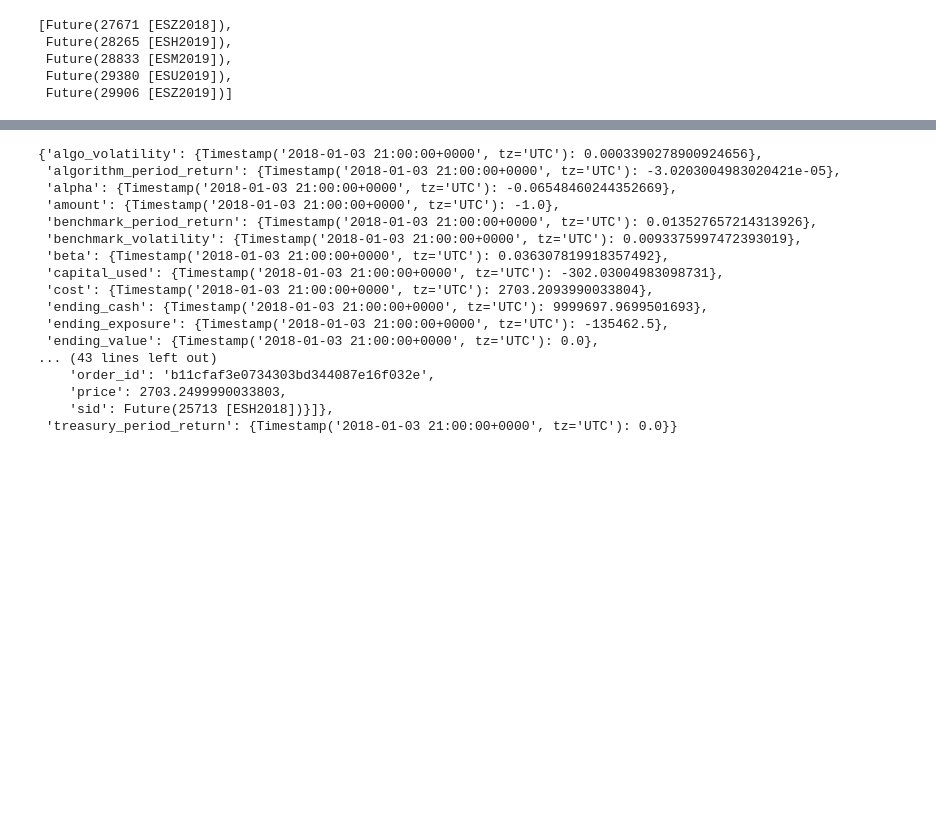
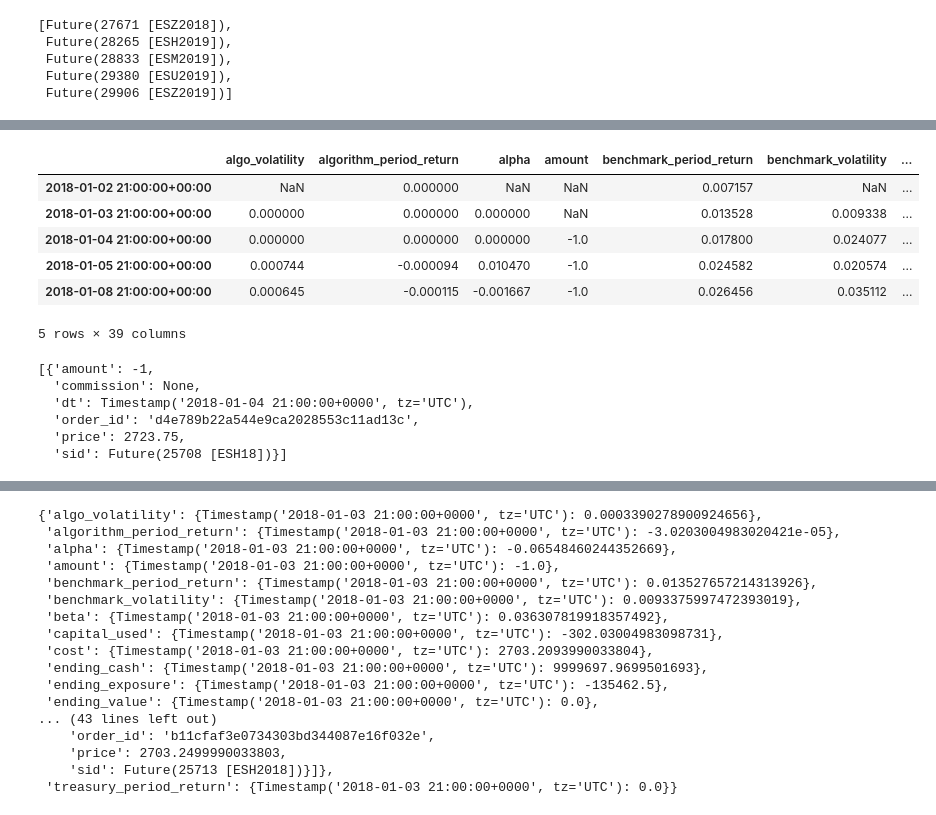
Before and after one commit to t1user/zipline, a Jupyter notebook: notebooks/futures_test_notebook_01.ipynb, the cells around one changed output, grey strips where cells are left out. Drawn from its saved outputs; the diff is of its cells as text; code cells hidden in the pictures; blank space fills up the shorter version.

```diff
--- a/notebooks/futures_test_notebook_01.ipynb
+++ b/notebooks/futures_test_notebook_01.ipynb
@@ -399,6 +405,25 @@ def handle_data(context, data):
 203 rows × 39 columns
 # %%
 results = _
+# %%
+results.head()
+# %% [output]
+|  | algo_volatility | algorithm_period_return | alpha | amount | benchmark_period_return | benchmark_volatility | ... |
+| 2018-01-02 21:00:00+00:00 | NaN | 0.000000 | NaN | NaN | 0.007157 | NaN | ... |
+| 2018-01-03 21:00:00+00:00 | 0.000000 | 0.000000 | 0.000000 | NaN | 0.013528 | 0.009338 | ... |
+| 2018-01-04 21:00:00+00:00 | 0.000000 | 0.000000 | 0.000000 | -1.0 | 0.017800 | 0.024077 | ... |
+| 2018-01-05 21:00:00+00:00 | 0.000744 | -0.000094 | 0.010470 | -1.0 | 0.024582 | 0.020574 | ... |
+| 2018-01-08 21:00:00+00:00 | 0.000645 | -0.000115 | -0.001667 | -1.0 | 0.026456 | 0.035112 | ... |
+5 rows × 39 columns
+# %%
+results['transactions'][2]
+# %% [output]
+[{'amount': -1,
+  'commission': None,
+  'dt': Timestamp('2018-01-04 21:00:00+0000', tz='UTC'),
+  'order_id': 'd4e789b22a544e9ca2028553c11ad13c',
+  'price': 2723.75,
+  'sid': Future(25708 [ESH18])}]
 # %%
 results[['amount', 'cost']].head()
 # %% [output]
```
Also changed, not shown: parts of 2 cells of this notebook, 10 other files.
